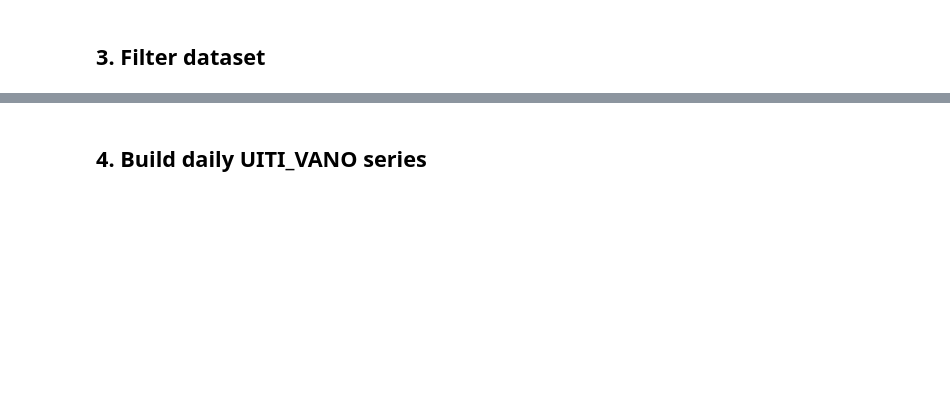
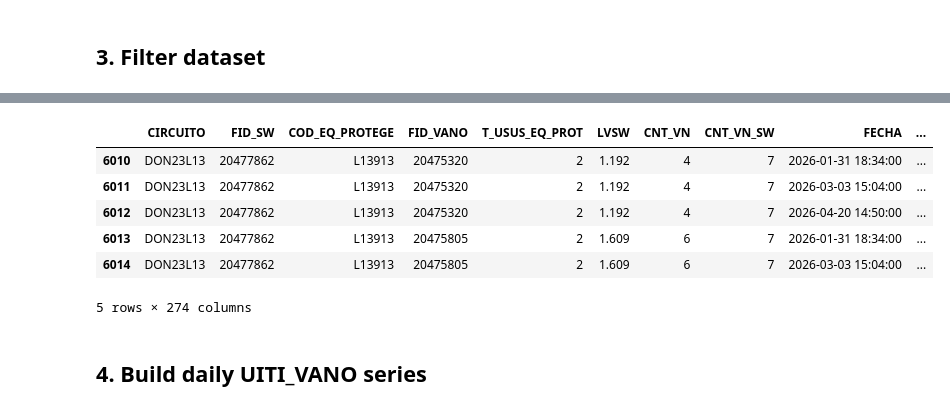
Before and after one commit to amalvarezme/chec-local-uiti-vano-interpreter, a Jupyter notebook: notebooks/02_local_uiti_vano_interpretability_v3.ipynb, the cells around one changed output, grey strips where cells are left out. Drawn from its saved outputs; the diff is of its cells as text; code cells hidden in the pictures; blank space fills up the shorter version.

```diff
--- a/notebooks/02_local_uiti_vano_interpretability_v3.ipynb
+++ b/notebooks/02_local_uiti_vano_interpretability_v3.ipynb
@@ -616,3 +151,17 @@ plot_circuit_map_plotly(
 )
 # %% [markdown]
 ## 3. Filter dataset
+# %%
+SELECTED_CIRCUITOS = ['DON23L13']
+START_DATE = pd.to_datetime(raw_df['FECHA']).min()
+END_DATE = pd.to_datetime(raw_df['FECHA']).max()
+MAX_CRITICAL_POINTS = 12
+OUTPUT_DIR = Path("outputs")
+CALL_LLM = True
+LLM_MODEL = os.getenv("LLM_MODEL", "gpt-4.1-mini")
+LLM_PROVIDER = "openai"
+
+timestamp = datetime.now(timezone.utc).strftime("%Y%m%dT%H%M%SZ")
+OUTPUT_DIR.mkdir(parents=True, exist_ok=True)
+DATA_PATH = str((ROOT / DATA_PATH).resolve() if not Path(DATA_PATH).is_absolute() else Path(DATA_PATH))
+DATA_PATH
@@ -632,3 +187,13 @@ print(f"Effective window: {start_effective} to {end_effective}")
+# %%
+events_df.head()
+# %% [output]
+|  | CIRCUITO | FID_SW | COD_EQ_PROTEGE | FID_VANO | T_USUS_EQ_PROT | LVSW | CNT_VN | CNT_VN_SW | FECHA | ... |
+| 6010 | DON23L13 | 20477862 | L13913 | 20475320 | 2 | 1.192 | 4 | 7 | 2026-01-31 18:34:00 | ... |
+| 6011 | DON23L13 | 20477862 | L13913 | 20475320 | 2 | 1.192 | 4 | 7 | 2026-03-03 15:04:00 | ... |
+| 6012 | DON23L13 | 20477862 | L13913 | 20475320 | 2 | 1.192 | 4 | 7 | 2026-04-20 14:50:00 | ... |
+| 6013 | DON23L13 | 20477862 | L13913 | 20475805 | 2 | 1.609 | 6 | 7 | 2026-01-31 18:34:00 | ... |
+| 6014 | DON23L13 | 20477862 | L13913 | 20475805 | 2 | 1.609 | 6 | 7 | 2026-03-03 15:04:00 | ... |
+5 rows × 274 columns
 # %% [markdown]
 ## 4. Build daily UITI_VANO series
 # %%
```
Also changed, not shown: parts of 27 cells of this notebook, 11 other files.
